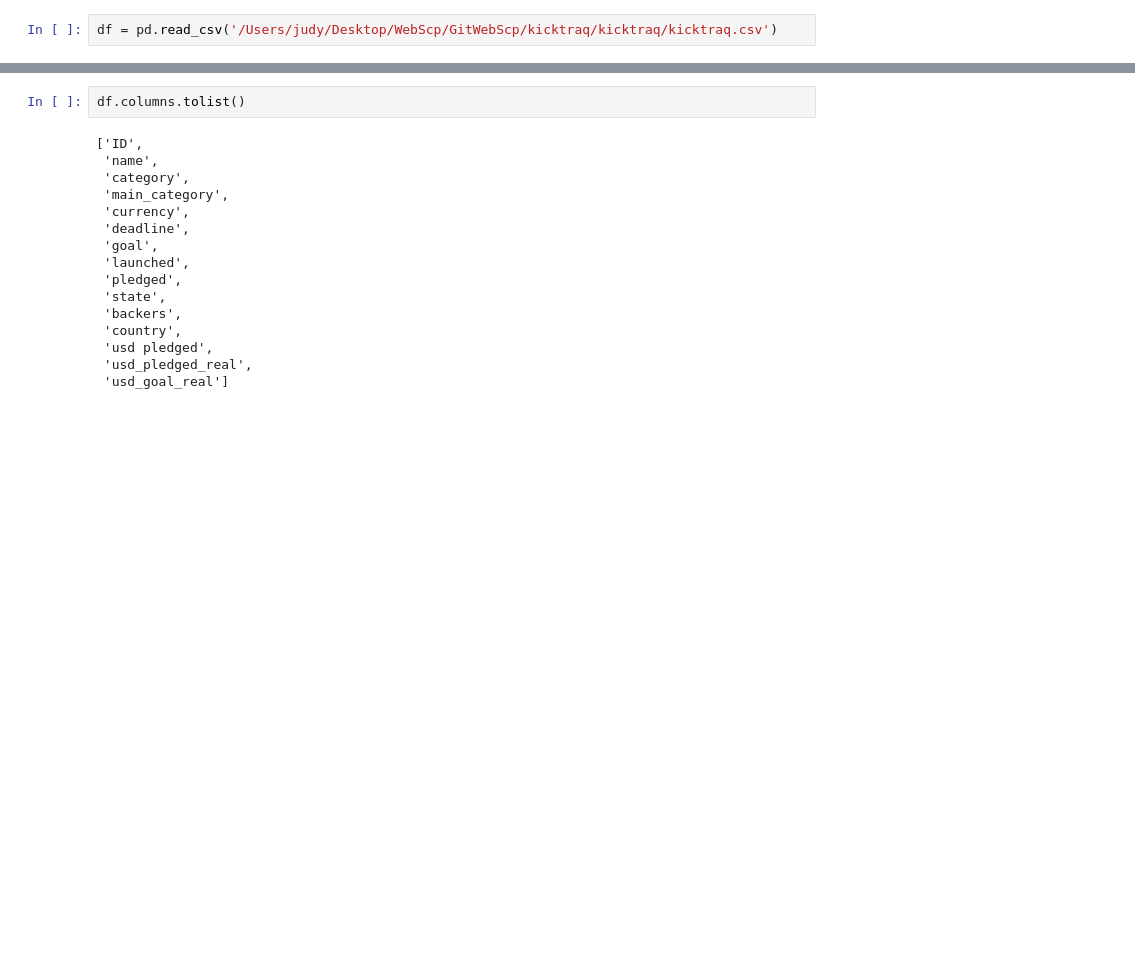
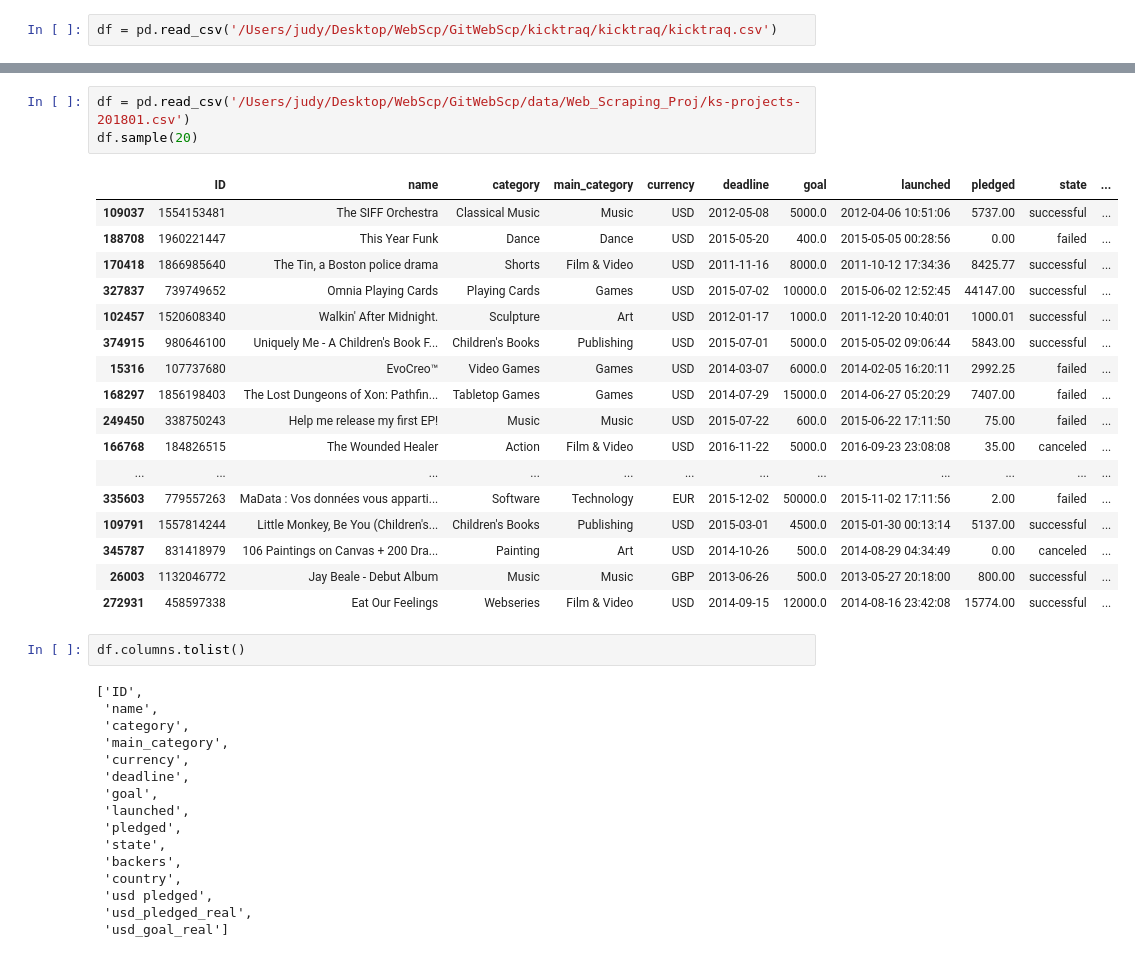
Before and after one commit to JudyChungJ/kicktraq_web_scrape, a Jupyter notebook: kicktraq.ipynb, the cells around one changed output, grey strips where cells are left out. Drawn from its saved outputs; the diff is of its cells as text; blank space fills up the shorter version.

```diff
--- a/kicktraq.ipynb
+++ b/kicktraq.ipynb
@@ -113,3 +243,24 @@ df
+# %%
+df = pd.read_csv('/Users/judy/Desktop/WebScp/GitWebScp/data/Web_Scraping_Proj/ks-projects-201801.csv')
+df.sample(20)
+# %% [output]
+|  | ID | name | category | main_category | currency | deadline | goal | launched | pledged | state | ... |
+| 109037 | 1554153481 | The SIFF Orchestra | Classical Music | Music | USD | 2012-05-08 | 5000.0 | 2012-04-06 10:51:06 | 5737.00 | successful | ... |
+| 188708 | 1960221447 | This Year Funk | Dance | Dance | USD | 2015-05-20 | 400.0 | 2015-05-05 00:28:56 | 0.00 | failed | ... |
+| 170418 | 1866985640 | The Tin, a Boston police drama | Shorts | Film & Video | USD | 2011-11-16 | 8000.0 | 2011-10-12 17:34:36 | 8425.77 | successful | ... |
+| 327837 | 739749652 | Omnia Playing Cards | Playing Cards | Games | USD | 2015-07-02 | 10000.0 | 2015-06-02 12:52:45 | 44147.00 | successful | ... |
+| 102457 | 1520608340 | Walkin' After Midnight. | Sculpture | Art | USD | 2012-01-17 | 1000.0 | 2011-12-20 10:40:01 | 1000.01 | successful | ... |
+| 374915 | 980646100 | Uniquely Me - A Children's Book F... | Children's Books | Publishing | USD | 2015-07-01 | 5000.0 | 2015-05-02 09:06:44 | 5843.00 | successful | ... |
+| 15316 | 107737680 | EvoCreo™ | Video Games | Games | USD | 2014-03-07 | 6000.0 | 2014-02-05 16:20:11 | 2992.25 | failed | ... |
+| 168297 | 1856198403 | The Lost Dungeons of Xon: Pathfin... | Tabletop Games | Games | USD | 2014-07-29 | 15000.0 | 2014-06-27 05:20:29 | 7407.00 | failed | ... |
+| 249450 | 338750243 | Help me release my first EP! | Music | Music | USD | 2015-07-22 | 600.0 | 2015-06-22 17:11:50 | 75.00 | failed | ... |
+| 166768 | 184826515 | The Wounded Healer | Action | Film & Video | USD | 2016-11-22 | 5000.0 | 2016-09-23 23:08:08 | 35.00 | canceled | ... |
+| ... | ... | ... | ... | ... | ... | ... | ... | ... | ... | ... | ... |
+| 335603 | 779557263 | MaData : Vos données vous apparti... | Software | Technology | EUR | 2015-12-02 | 50000.0 | 2015-11-02 17:11:56 | 2.00 | failed | ... |
+| 109791 | 1557814244 | Little Monkey, Be You (Children's... | Children's Books | Publishing | USD | 2015-03-01 | 4500.0 | 2015-01-30 00:13:14 | 5137.00 | successful | ... |
+| 345787 | 831418979 | 106 Paintings on Canvas + 200 Dra... | Painting | Art | USD | 2014-10-26 | 500.0 | 2014-08-29 04:34:49 | 0.00 | canceled | ... |
+| 26003 | 1132046772 | Jay Beale - Debut Album | Music | Music | GBP | 2013-06-26 | 500.0 | 2013-05-27 20:18:00 | 800.00 | successful | ... |
+| 272931 | 458597338 | Eat Our Feelings | Webseries | Film & Video | USD | 2014-09-15 | 12000.0 | 2014-08-16 23:42:08 | 15774.00 | successful | ... |
 # %%
 df.columns.tolist()
 # %% [output]
```
Also changed, not shown: parts of 70 cells of this notebook, 1 other file.
